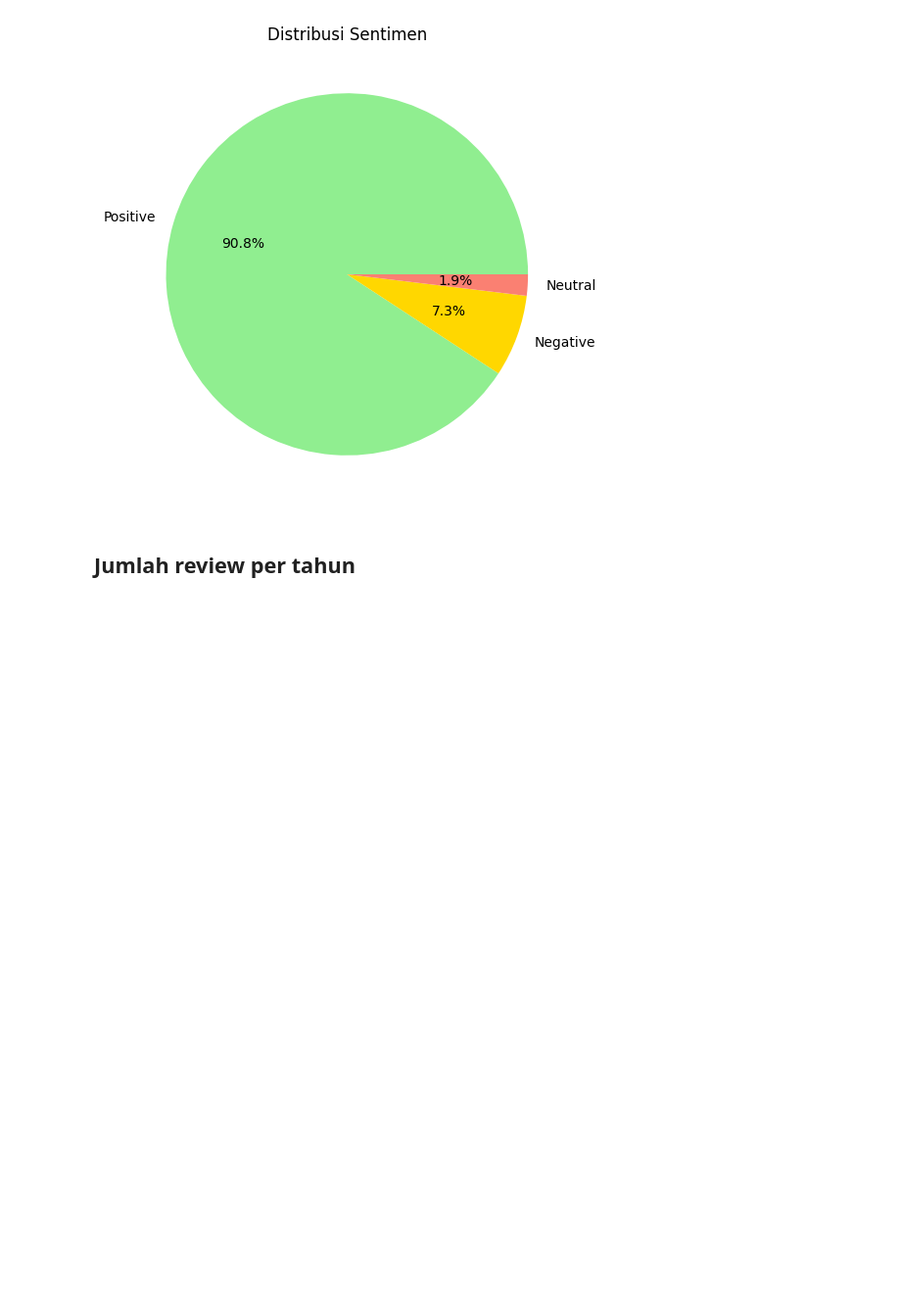
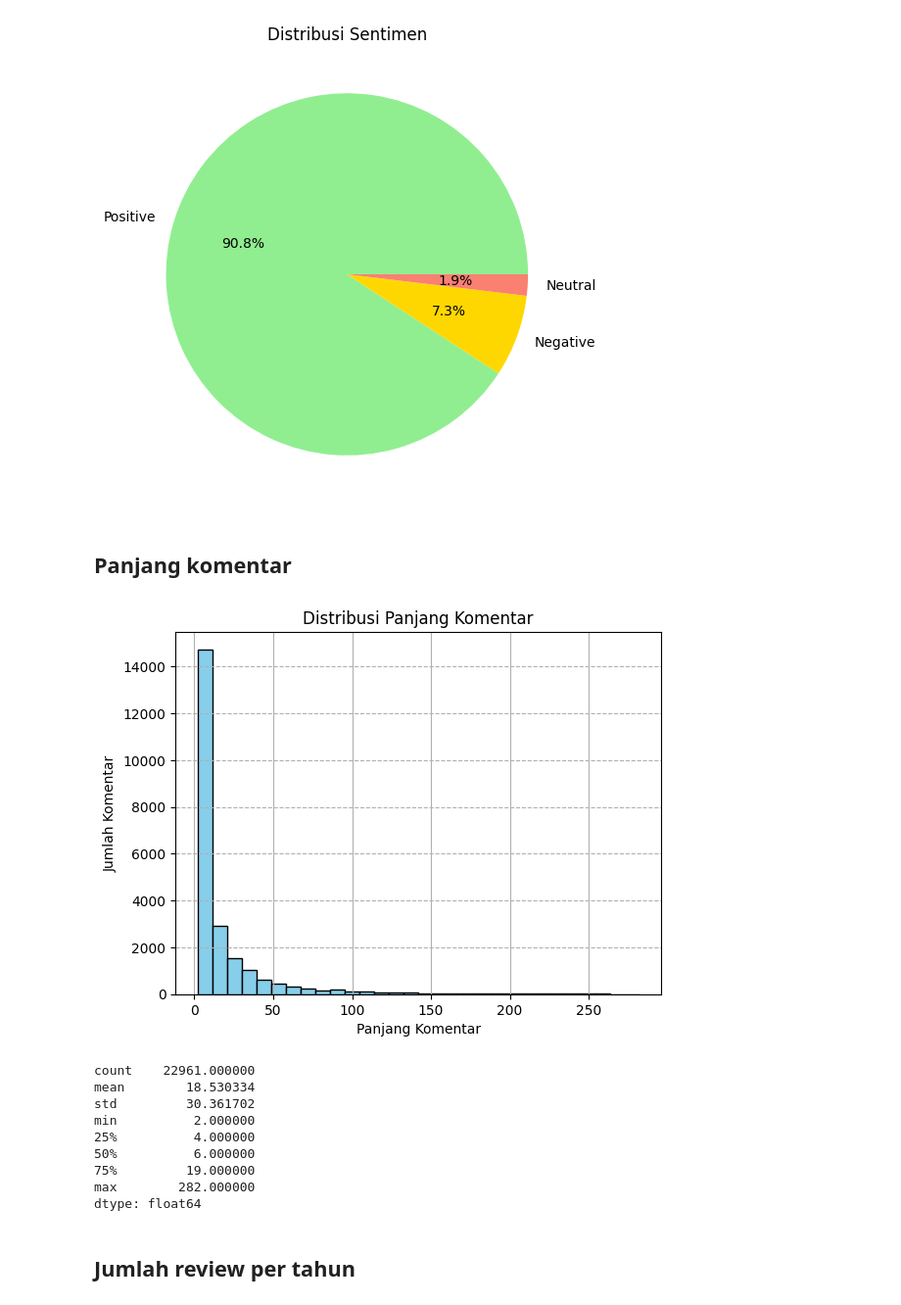
Before and after one commit to AnnisaFadila069/RunningApp-SentimentAnalysis, a Jupyter notebook: notebook/3_EDA_Apps_Running.ipynb, the cells around one changed output. Shown at 98% size. Cells and saved outputs as stored; diff of their text form; code cells hidden in the pictures; blank space fills up the shorter version.

```diff
--- a/notebook/3_EDA_Apps_Running.ipynb
+++ b/notebook/3_EDA_Apps_Running.ipynb
@@ -65,6 +67,34 @@ plt.ylabel('')
 plt.show()
 # %% [output]
 [figure]
+# %% [markdown]
+## Panjang komentar
+# %%
+import matplotlib.pyplot as plt
+class EDA():
+    def get_length_dist(self, data):
+        rev_len = [len(i) for i in data]
+        pd.Series(rev_len).hist(bins=30, color='skyblue', edgecolor='black')
+        plt.title('Distribusi Panjang Komentar')
+        plt.xlabel('Panjang Komentar')
+        plt.ylabel('Jumlah Komentar')
+        plt.grid(axis='y', linestyle='--')
+        plt.show()
+        print(pd.Series(rev_len).describe())
+
+eda = EDA()
+eda.get_length_dist(df['content_cleaned'])
+# %% [output]
+[figure, added]
+count    22961.000000
+mean        18.530334
+std         30.361702
+min          2.000000
+25%          4.000000
+50%          6.000000
+75%         19.000000
+max        282.000000
+dtype: float64
 # %% [markdown]
 ## Jumlah review per tahun
 # %%
```
Also changed, not shown: parts of 1 cell of this notebook, 2 other files.
